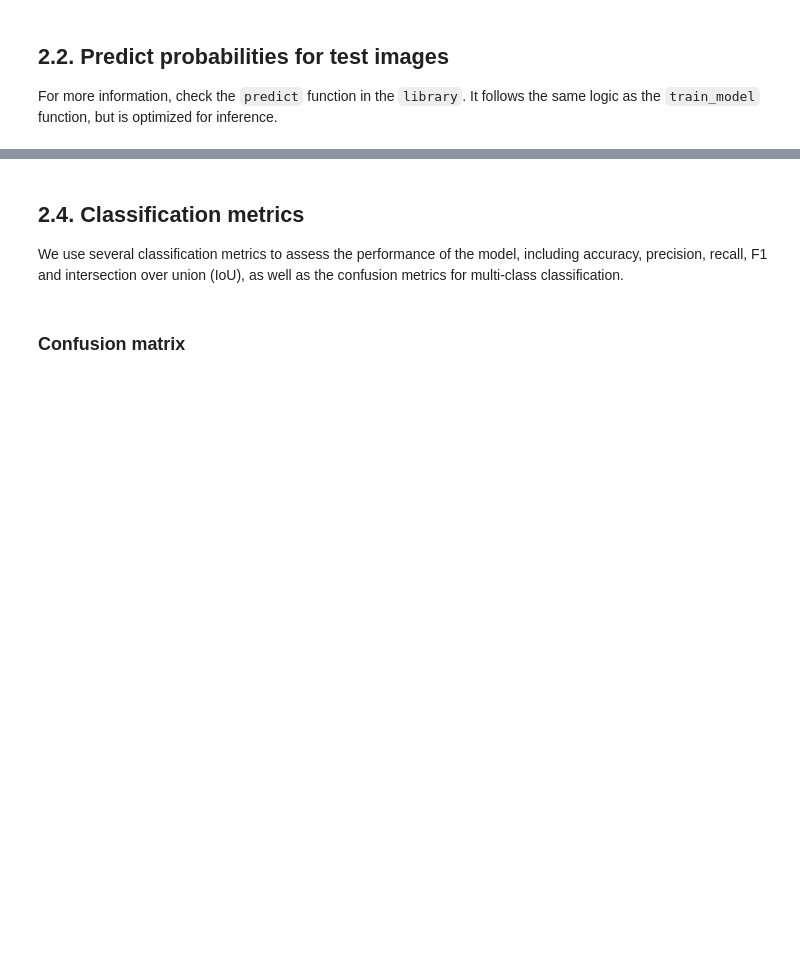
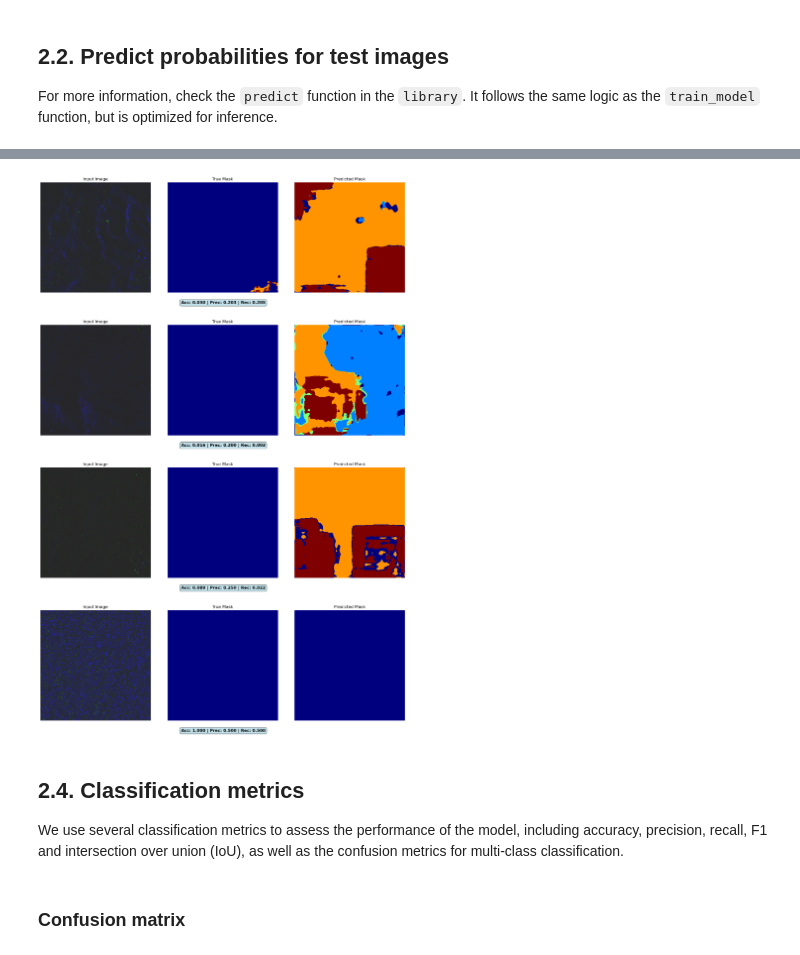
Before and after one commit to pablo-fdz/DL_improc_final_project, a Jupyter notebook: 5_2_evaluation_on_test_S1.ipynb, the cells around one changed output, grey strips where cells are left out. Drawn from its saved outputs; the diff is of its cells as text; code cells hidden in the pictures; blank space fills up the shorter version.

```diff
--- a/5_2_evaluation_on_test_S1.ipynb
+++ b/5_2_evaluation_on_test_S1.ipynb
@@ -270,3 +330,11 @@ visualizations.visualize_predictions(
+# %%
+visualize_predictions(images=test_images_sample,
+                      true_masks=test_true_masks_sample,
+                      predictions=test_pred_masks_sample,
+                      num_samples=4, num_classes=5
+                      )
+# %% [output]
+[figure, added]
 # %% [markdown]
 ## 2.4. Classification metrics
 
```
Also changed, not shown: parts of 37 cells of this notebook, 1 other file.
